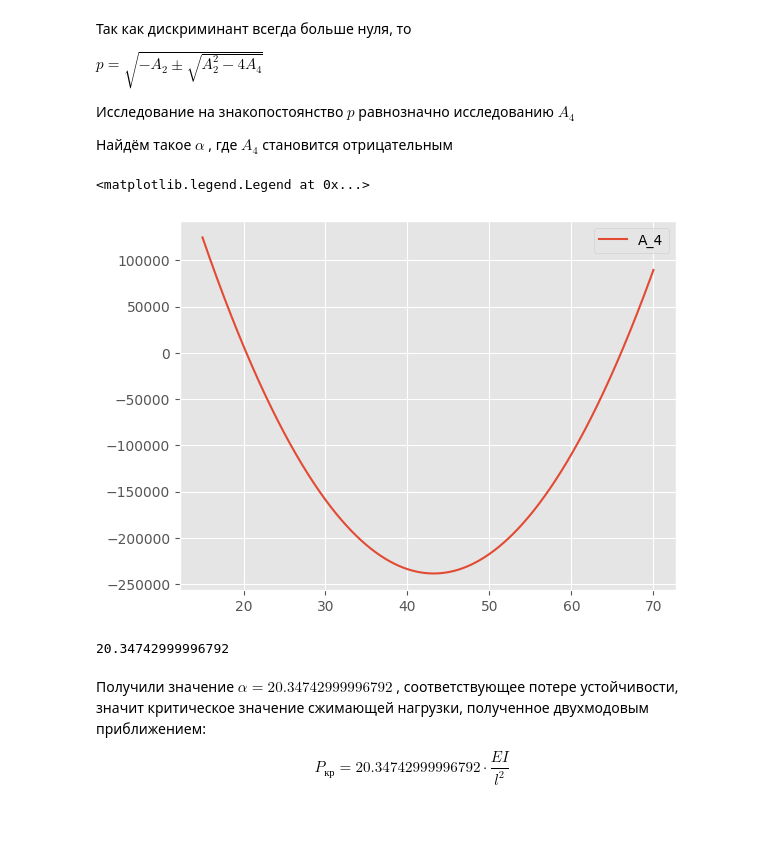
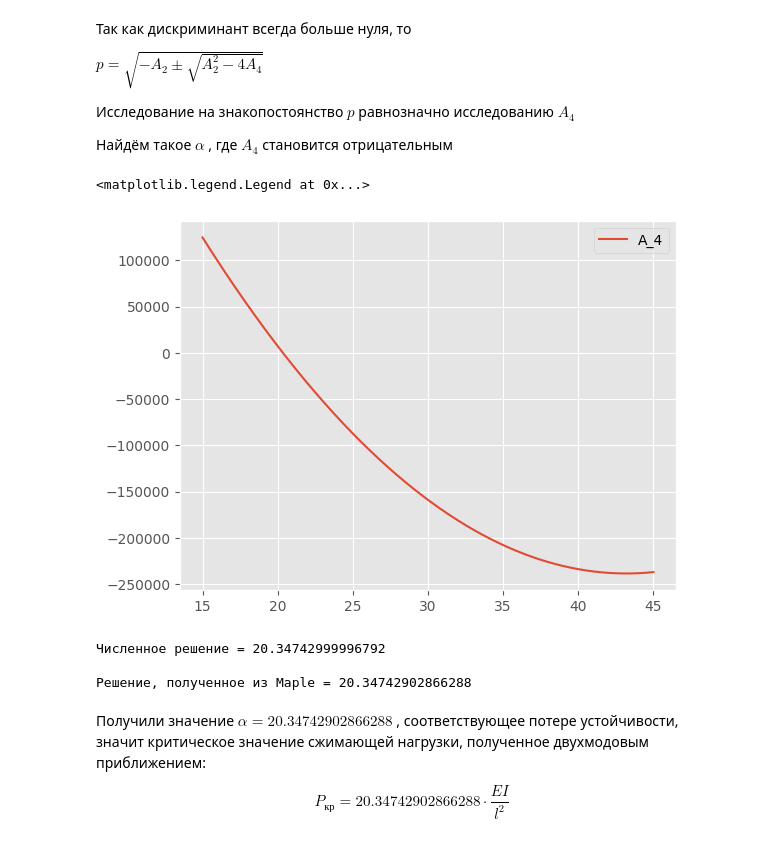
Before and after one commit to Ivan-Yagilev/DOOMs, a Jupyter notebook: calculation.ipynb, the cells around one changed output. Saved outputs shown, nothing was run; the diff lists cells and outputs as text; code cells hidden in the pictures.

```diff
--- a/calculation.ipynb
+++ b/calculation.ipynb
@@ -480,13 +481,13 @@ $p = \sqrt{-A_2 \pm \sqrt{A_2^2 - 4A_4}}$
 
 Найдём такое $\alpha$ , где $A_4$ становится отрицательным
 # %%
-a = np.linspace(15, 70, 10000)
+a = np.linspace(15, 45, 10000)
 
 plt.plot(a, A4(a), label='A_4')
 plt.legend(loc="best")
 # %% [output]
 <matplotlib.legend.Legend at 0x...>
-[figure, old version]
+[figure, new version]
 # %%
 def getAlpha(a, b):
         eps=0.00001
@@ -497,11 +498,14 @@ def getAlpha(a, b):
                         break
                 x += h
         return x
-# %%
-print(getAlpha(19.5, 21))
-# %% [output]
-20.34742999996792
+# %%
+print(f"Численное решение = {getAlpha(19.5, 21)}\n")
+print(f"Решение, полученное из Maple = {216/5 - 16*sqrt(51)/5}")
+# %% [output]
+Численное решение = 20.34742999996792
+
+Решение, полученное из Maple = 20.34742902866288
 # %% [markdown]
-Получили значение $\alpha = 20.34742999996792$ , соответствующее потере устойчивости, значит критическое значение сжимающей нагрузки, полученное двухмодовым приближением:
+Получили значение $\alpha = 20.34742902866288$ , соответствующее потере устойчивости, значит критическое значение сжимающей нагрузки, полученное двухмодовым приближением:
 
-$$P_{кр} = 20.34742999996792\cdot\frac{EI}{l^2}$$
+$$P_{кр} = 20.34742902866288\cdot\frac{EI}{l^2}$$
```
Also changed, not shown: parts of 12 cells of this notebook, 4 other files.
